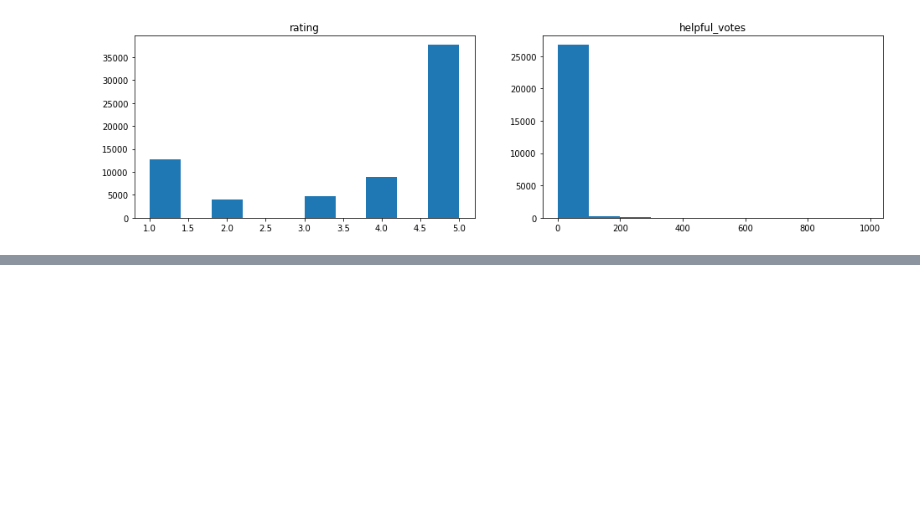
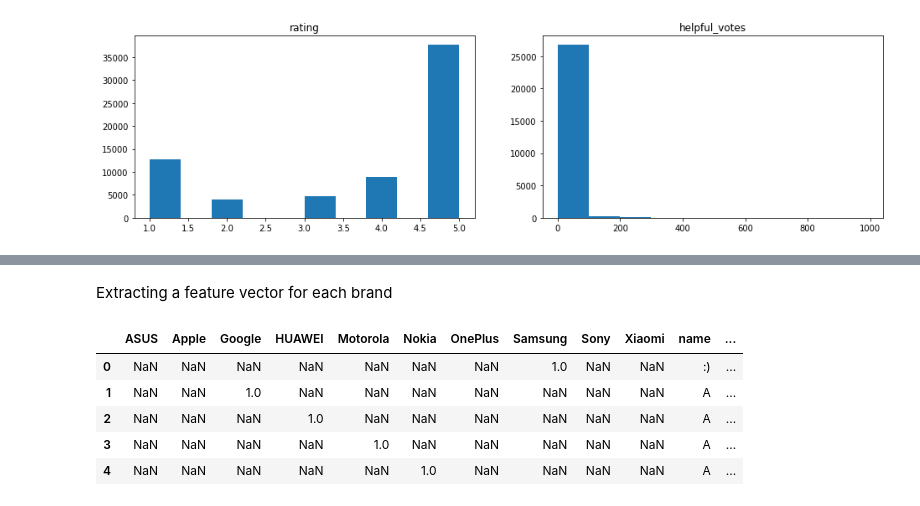
Before and after one commit to ma-petrov/recommendation-system, a Jupyter notebook: amazon-phones-reviews.ipynb, the cells around one changed output, grey strips where cells are left out. Drawn from its saved outputs; the diff is of its cells as text; code cells hidden in the pictures; blank space fills up the shorter version.

```diff
--- a/amazon-phones-reviews.ipynb
+++ b/amazon-phones-reviews.ipynb
@@ -57,0 +58,7 @@ for i, col in enumerate(['rating', 'helpful_votes']):
+# %%
+MIN_REVIEW_NUM = 3
+pvt = reviews.groupby(['name']).count().reset_index() # 'count' is not nice, topic for codereview
+csm_list = pvt[pvt.asin>=MIN_REVIEW_NUM].name.tolist()
+
+reviews1 = reviews[reviews.name.isin(csm_list)]
+print('sample length: {}'.format(reviews1.shape[0]))
@@ -57,0 +69,7 @@ for i, col in enumerate(['rating', 'helpful_votes']):
+# %%
+reviews1 = reviews1[['asin', 'name', 'rating']].join(items[['asin', 'brand']].set_index('asin'), on='asin')
+reviews1 = reviews1[reviews1.brand.isnull()==False]
+reviews1.drop(['asin'], axis='columns', inplace=True)
+
+print('sample length: {}'.format(reviews1.shape[0]))
+reviews1.head()
@@ -57,0 +98,18 @@ for i, col in enumerate(['rating', 'helpful_votes']):
+# %% [markdown]
+Extracting a feature vector for each brand
+# %%
+# spand brand in columns, one for each brand
+def func(x):
+    x[x.brand] = 1
+    return x
+
+reviews1 = reviews1.apply(func, axis=1)
+reviews1.drop(['brand'], axis='columns', inplace=True)
+reviews1.head()
+# %% [output]
+|  | ASUS | Apple | Google | HUAWEI | Motorola | Nokia | OnePlus | Samsung | Sony | Xiaomi | name | ... |
+| 0 | NaN | NaN | NaN | NaN | NaN | NaN | NaN | 1.0 | NaN | NaN | :) | ... |
+| 1 | NaN | NaN | 1.0 | NaN | NaN | NaN | NaN | NaN | NaN | NaN | A | ... |
+| 2 | NaN | NaN | NaN | 1.0 | NaN | NaN | NaN | NaN | NaN | NaN | A | ... |
+| 3 | NaN | NaN | NaN | NaN | 1.0 | NaN | NaN | NaN | NaN | NaN | A | ... |
+| 4 | NaN | NaN | NaN | NaN | NaN | 1.0 | NaN | NaN | NaN | NaN | A | ... |
```
Also changed, not shown: parts of 14 cells of this notebook.
